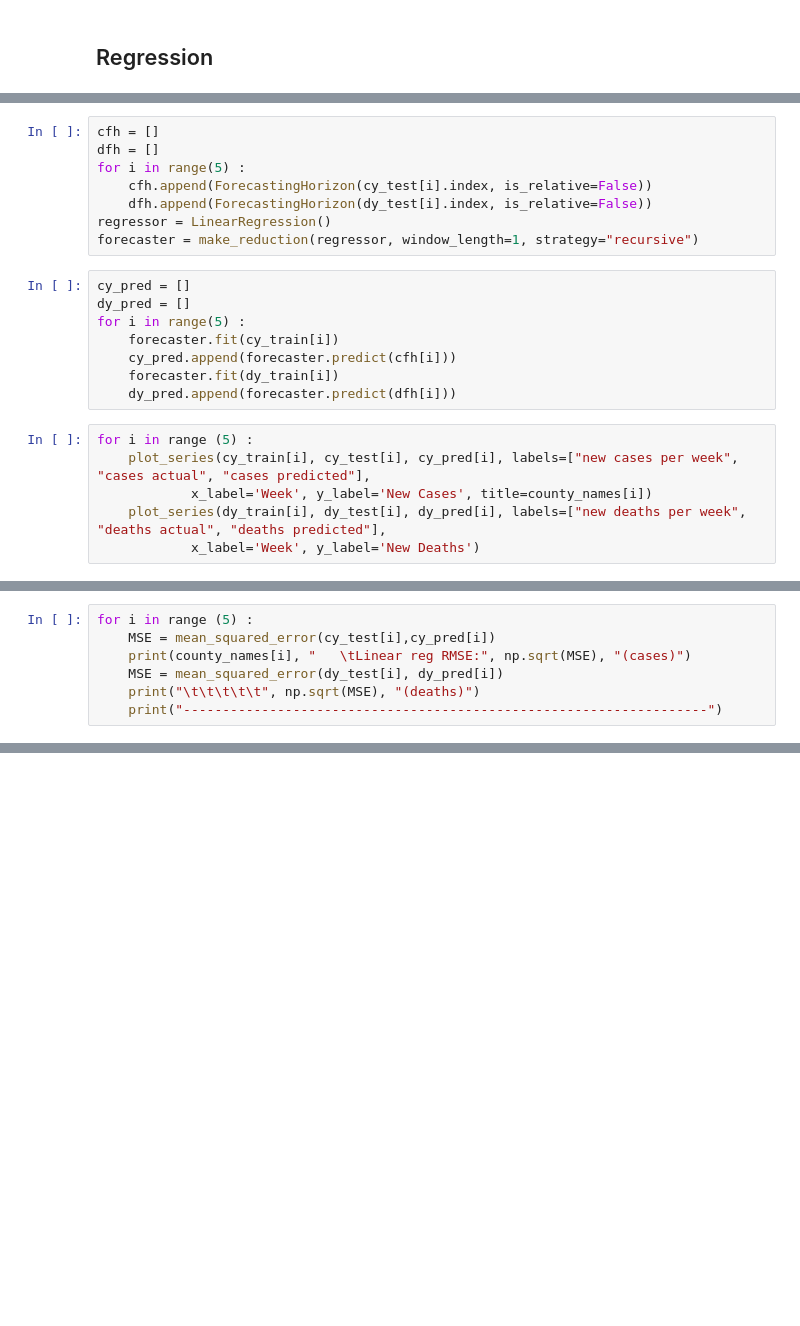
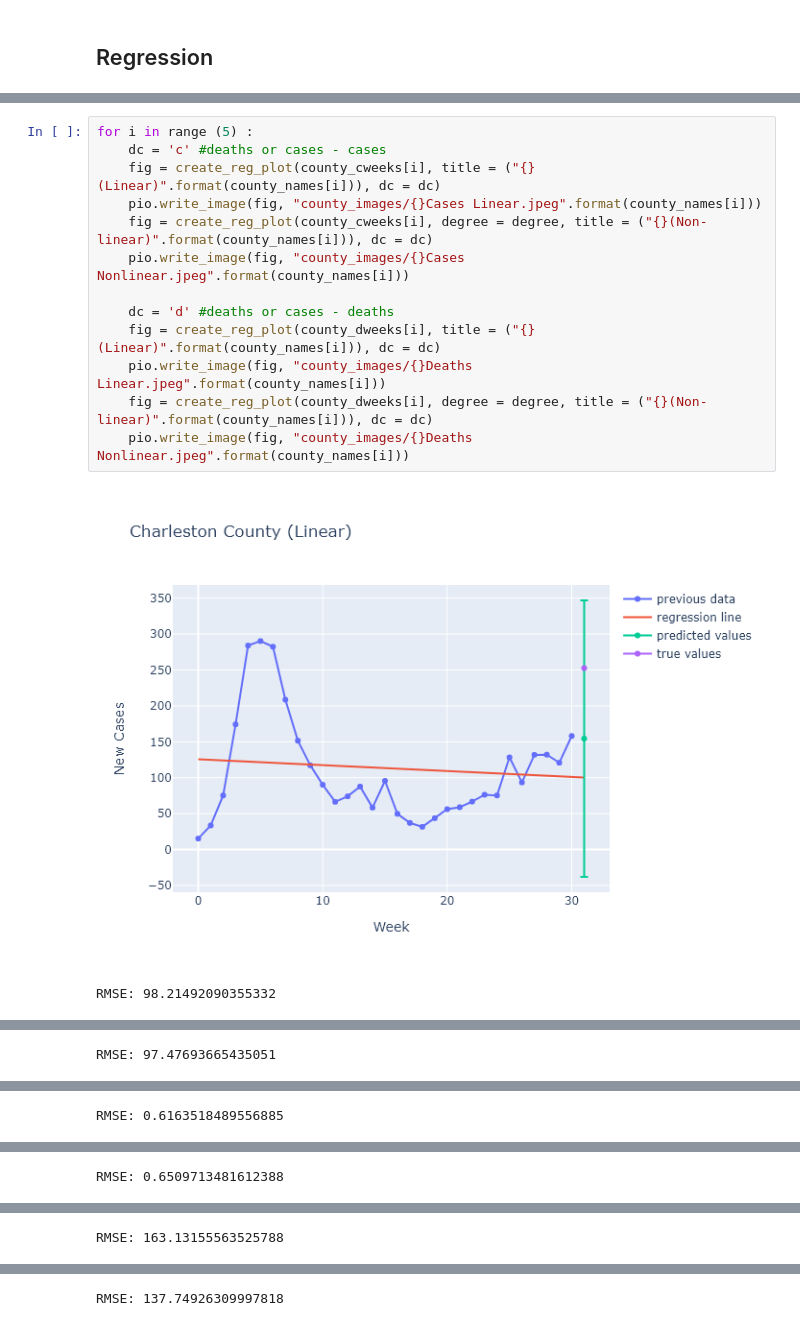
Before and after one commit to aiwayemi/Group-1, a Jupyter notebook: Kol_H/Stage4i_KH.ipynb, the cells around one changed output, grey strips where cells are left out. Cells and saved outputs as stored; diff of their text form; blank space fills up the shorter version.

```diff
--- a/Kol_H/Stage4i_KH.ipynb
+++ b/Kol_H/Stage4i_KH.ipynb
@@ -151,22 +164,0 @@ for i in range(5) :
-# %%
-cfh = []
-dfh = []
-for i in range(5) :
-    cfh.append(ForecastingHorizon(cy_test[i].index, is_relative=False))
-    dfh.append(ForecastingHorizon(dy_test[i].index, is_relative=False))
-regressor = LinearRegression()
-forecaster = make_reduction(regressor, window_length=1, strategy="recursive")
-# %%
-cy_pred = []
-dy_pred = []
-for i in range(5) :
-    forecaster.fit(cy_train[i])
-    cy_pred.append(forecaster.predict(cfh[i]))
-    forecaster.fit(dy_train[i])
-    dy_pred.append(forecaster.predict(dfh[i]))
-# %%
-for i in range (5) :
-    plot_series(cy_train[i], cy_test[i], cy_pred[i], labels=["new cases per week", "cases actual", "cases predicted"],
-            x_label='Week', y_label='New Cases', title=county_names[i])
-    plot_series(dy_train[i], dy_test[i], dy_pred[i], labels=["new deaths per week", "deaths actual", "deaths predicted"],
-            x_label='Week', y_label='New Deaths')
@@ -184,7 +164,0 @@ for i in range (5) :
-# %%
-for i in range (5) :
-    MSE = mean_squared_error(cy_test[i],cy_pred[i])
-    print(county_names[i], "   \tLinear reg RMSE:", np.sqrt(MSE), "(cases)")
-    MSE = mean_squared_error(dy_test[i], dy_pred[i])
-    print("\t\t\t\t\t", np.sqrt(MSE), "(deaths)")
-    print("-------------------------------------------------------------------")
@@ -212,0 +165,16 @@ Spartanburg County      Linear reg RMSE: 73.12406196378893 (cases)
+# %%
+for i in range (5) :
+    dc = 'c' #deaths or cases - cases
+    fig = create_reg_plot(county_cweeks[i], title = ("{}(Linear)".format(county_names[i])), dc = dc)
+    pio.write_image(fig, "county_images/{}Cases Linear.jpeg".format(county_names[i]))
+    fig = create_reg_plot(county_cweeks[i], degree = degree, title = ("{}(Non-linear)".format(county_names[i])), dc = dc)
+    pio.write_image(fig, "county_images/{}Cases Nonlinear.jpeg".format(county_names[i]))
+
+    dc = 'd' #deaths or cases - deaths
+    fig = create_reg_plot(county_dweeks[i], title = ("{}(Linear)".format(county_names[i])), dc = dc)
+    pio.write_image(fig, "county_images/{}Deaths Linear.jpeg".format(county_names[i]))
+    fig = create_reg_plot(county_dweeks[i], degree = degree, title = ("{}(Non-linear)".format(county_names[i])), dc = dc)
+    pio.write_image(fig, "county_images/{}Deaths Nonlinear.jpeg".format(county_names[i]))
+# %% [output]
+[figure, added]
+RMSE: 98.21492090355332
@@ -212,0 +182 @@ Spartanburg County      Linear reg RMSE: 73.12406196378893 (cases)
+RMSE: 97.47693665435051
@@ -212,0 +184 @@ Spartanburg County      Linear reg RMSE: 73.12406196378893 (cases)
+RMSE: 0.6163518489556885
@@ -212,0 +186 @@ Spartanburg County      Linear reg RMSE: 73.12406196378893 (cases)
+RMSE: 0.6509713481612388
@@ -212,0 +188 @@ Spartanburg County      Linear reg RMSE: 73.12406196378893 (cases)
+RMSE: 163.13155563525788
@@ -212,0 +190 @@ Spartanburg County      Linear reg RMSE: 73.12406196378893 (cases)
+RMSE: 137.74926309997818
```
Also changed, not shown: parts of 35 cells of this notebook, 21 other files.
